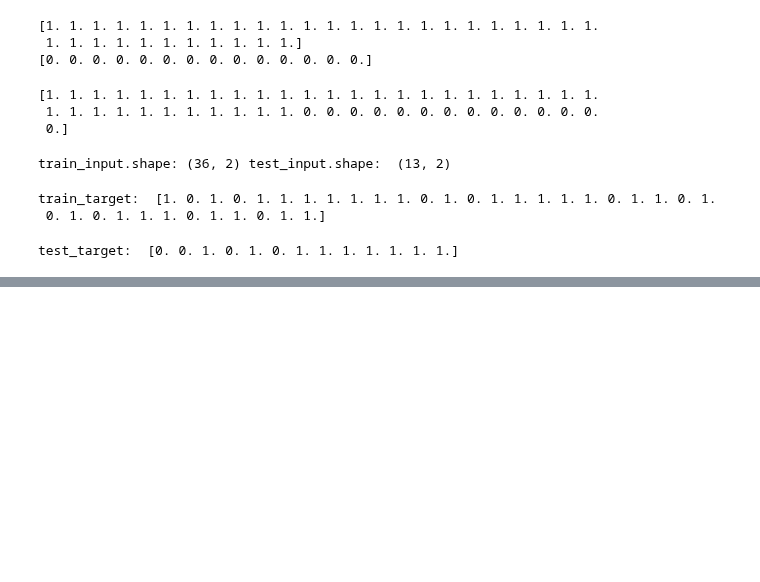
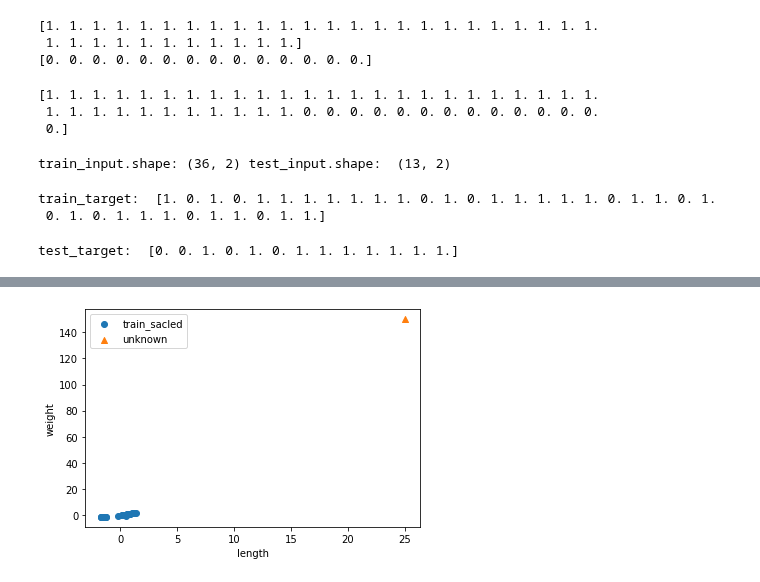
Before and after one commit to HoJin1014/KNU-BIGDATA-study, a Jupyter notebook: 2022.08.30/ex_machinelearning.ipynb, the cells around one changed output, grey strips where cells are left out. Cells and saved outputs as stored; diff of their text form; code cells hidden in the pictures; blank space fills up the shorter version.

```diff
--- a/2022.08.30/ex_machinelearning.ipynb
+++ b/2022.08.30/ex_machinelearning.ipynb
@@ -401,0 +509,11 @@ test_target:  [0. 0. 1. 0. 1. 0. 1. 1. 1. 1. 1. 1. 1.]
+# %%
+# 표준 점수로 변환한 훈련 데이터 분포 확인
+## train_scaled 데이터와 샘플 데이터(25, 150) 비교
+plt.scatter(train_scaled[:, 0], train_scaled[:, 1], label='train_sacled')
+plt.scatter(25, 150, marker='^', label='unknown')
+plt.xlabel('length')
+plt.ylabel('weight')
+plt.legend()
+plt.show()
+# %% [output]
+[figure, added]
```
Also changed, not shown: parts of 15 cells of this notebook.
